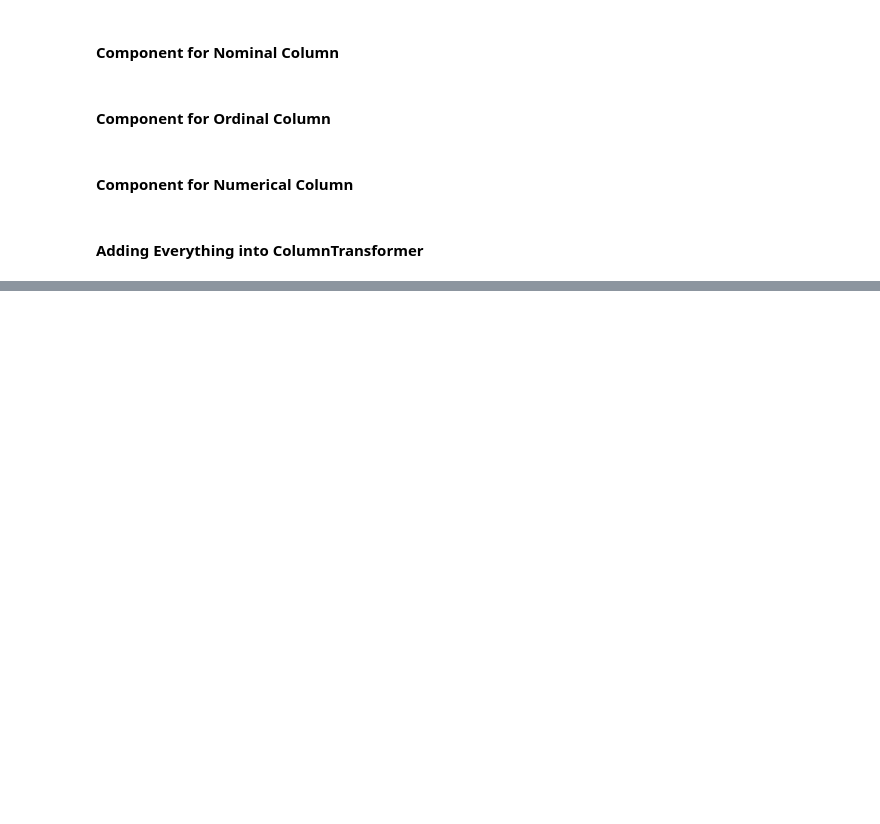
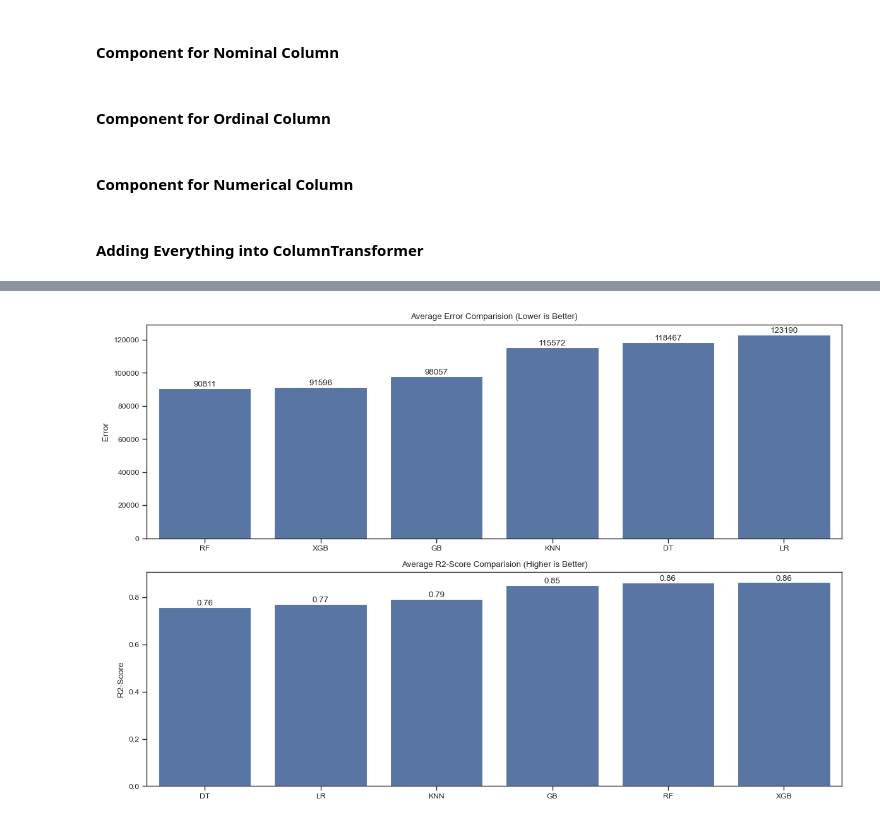
Before and after one commit to TheMrityunjayPathak/AutoIQ, a Jupyter notebook: notebooks/step_4_model_building.ipynb, the cells around one changed output, grey strips where cells are left out. Drawn from its saved outputs; the diff is of its cells as text; code cells hidden in the pictures; blank space fills up the shorter version.

Commit message:
feat: evaluate multiple models via cross-validation

```diff
--- a/notebooks/step_4_model_building.ipynb
+++ b/notebooks/step_4_model_building.ipynb
@@ -132,0 +156,24 @@ ctf = ColumnTransformer(transformers=[
+# %%
+# Computing Average Error and R2-Score through Cross-Validation
+results = {}
+
+for name, model in models.items():
+
+    pipe = Pipeline(steps=[
+        ('preprocessor', ctf),
+        ('model', model)
+    ])
+
+    k = KFold(n_splits=5, shuffle=True, random_state=42)
+
+    cv_results = cross_validate(estimator=pipe, X=X_train, y=y_train, cv=k, scoring={'mae':'neg_mean_absolute_error','r2':'r2'}, n_jobs=-1, return_train_score=False)
+
+    results[name] = {'avg_error': -cv_results['test_mae'].mean(),'avg_score': cv_results['test_r2'].mean()}
+
+    print()
+    print(f'Model : {name}')
+    print('-'*40)
+    print(f'Average Error : {-cv_results['test_mae'].mean():.2f}')
+    print(f'Standard Deviation of Error : {cv_results['test_mae'].std():.2f}')
+    print(f'Average R2-Score : {cv_results['test_r2'].mean():.2f}')
+    print(f'Standard Deviation of R2-Score : {cv_results['test_r2'].std():.2f}')
@@ -132,0 +198,22 @@ ctf = ColumnTransformer(transformers=[
+# %%
+# Plotting Metric Comparision Graph
+results_df = pd.DataFrame(results)
+
+fig, ax = plt.subplots(ncols=1, nrows=2, figsize=(12,8))
+
+sns.barplot(x=results_df.iloc[0,:].sort_values().index.to_list(), y=results_df.iloc[0,:].sort_values().values, ax=ax[0])
+ax[0].set_title('Average Error Comparision (Lower is Better)')
+ax[0].set_ylabel('Error')
+for container in ax[0].containers:
+    ax[0].bar_label(container, fmt='%.0f')
+
+sns.barplot(x=results_df.iloc[1,:].sort_values().index.to_list(), y=results_df.iloc[1,:].sort_values().values, ax=ax[1])
+ax[1].set_title('Average R2-Score Comparision (Higher is Better)')
+ax[1].set_ylabel('R2-Score')
+for container in ax[1].containers:
+    ax[1].bar_label(container, fmt='%.2f')
+
+plt.tight_layout()
+plt.show()
+# %% [output]
+[figure, added]
```
Also changed, not shown: parts of 4 cells of this notebook.
